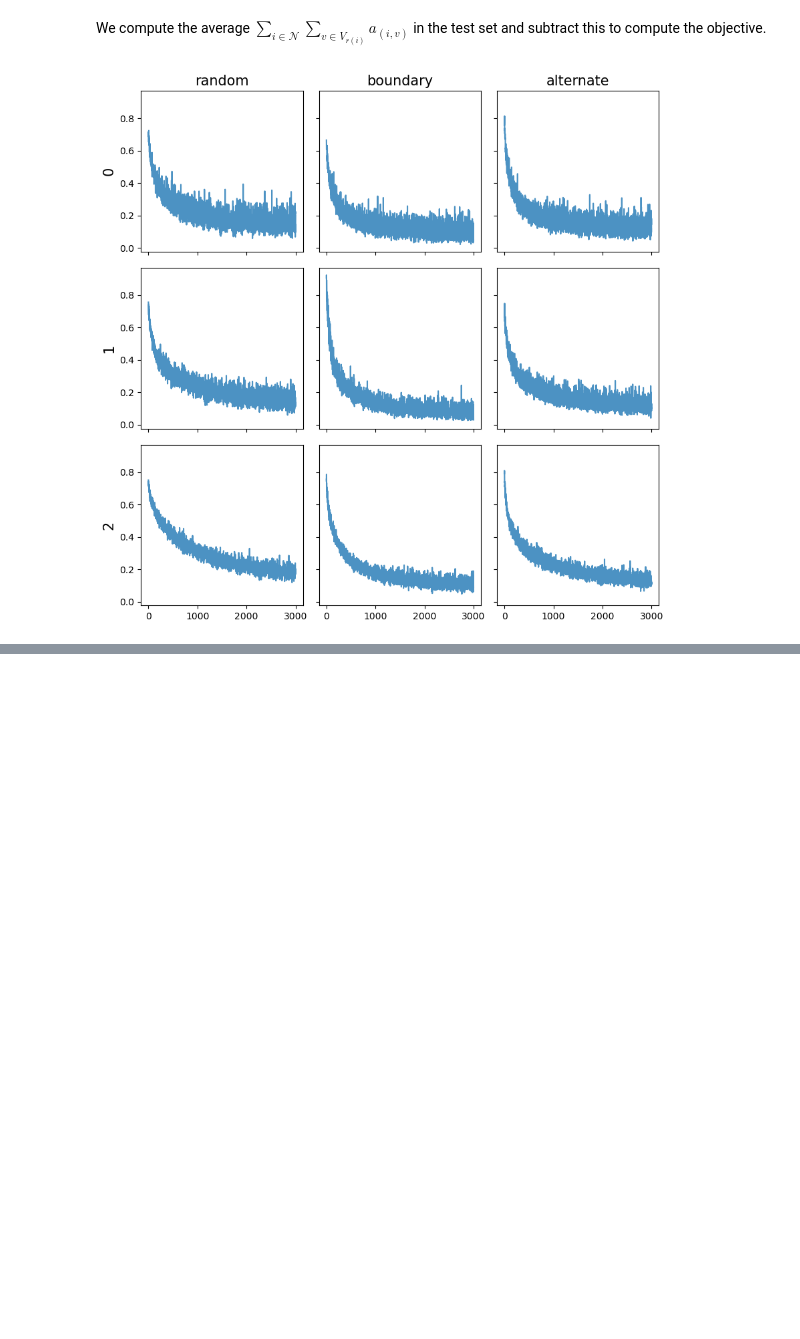
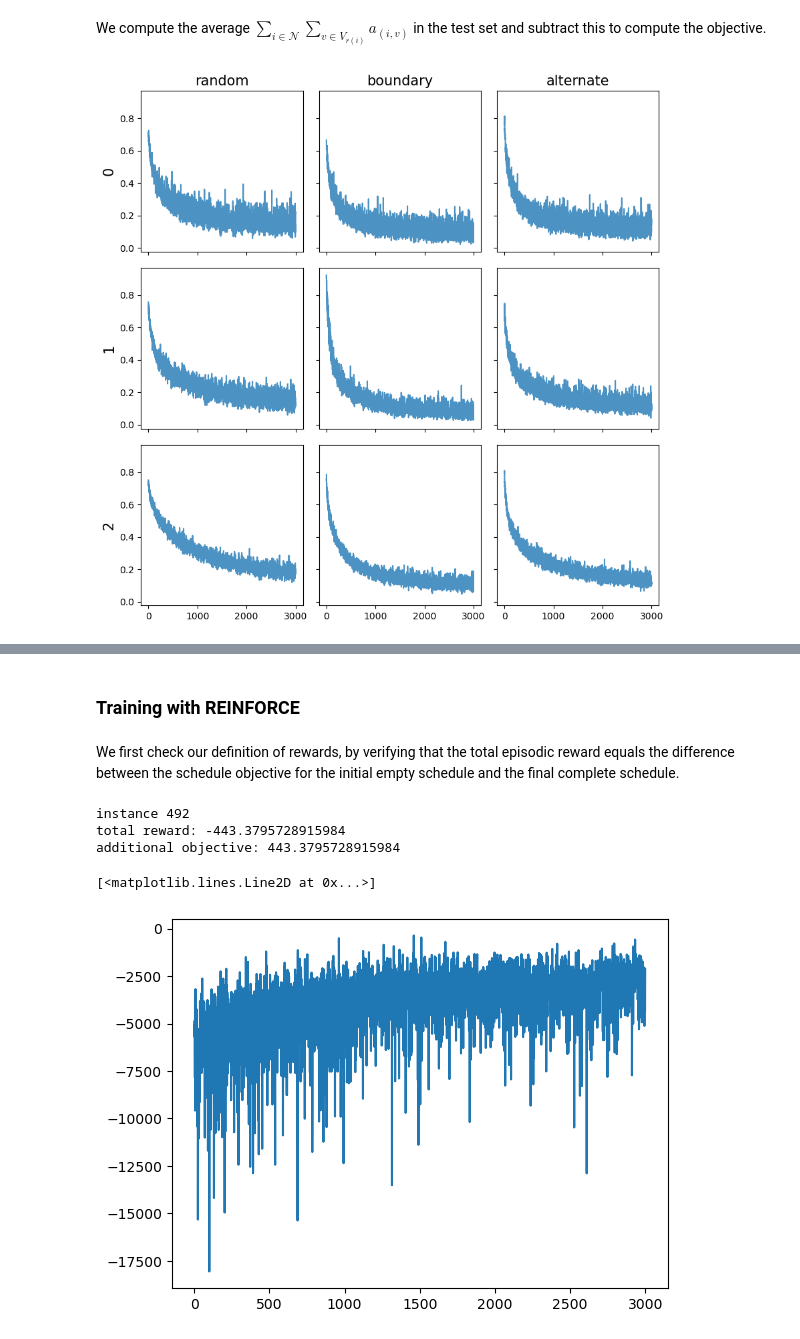
Before and after one commit to jeroenvanriel/traffic-scheduling, a Jupyter notebook: network/imitation_learning.ipynb, the cells around one changed output, grey strips where cells are left out. Cells and saved outputs as stored; diff of their text form; code cells hidden in the pictures; blank space fills up the shorter version.

```diff
--- a/network/imitation_learning.ipynb
+++ b/network/imitation_learning.ipynb
@@ -141,7 +145,7 @@ def threshold_heuristic(instance, threshold=0):
             r = r_next
             automaton.step(r, v)
 
-    return automaton.get_obj()
+    return automaton.get_objective()
 # %%
 def eval_exhaustive(test, set_id):
     tqdm.pandas(desc=f"{set_id} evaluating")
@@ -647,7 +650,7 @@ def eval_rnn(test, set_id, v_order):
         while not automaton.done:
             v = intersection_orders[v_order](automaton)
             automaton.step(*model.heuristic(automaton, v))
-        return automaton.get_obj()
+        return automaton.get_objective()
 
     tqdm.pandas(desc=f"{set_id} {v_order} evaluating")
     obj_eval = test.progress_apply(eval_scheduling, axis=1, result_type='expand').mean()
@@ -722,0 +898,27 @@ plt.show()
+# %% [markdown]
+### Training with REINFORCE
+# %% [markdown]
+We first check our definition of rewards, by verifying that the total episodic reward equals the difference between the schedule objective for the initial empty schedule and the final complete schedule.
+# %%
+from random import choice
+
+i = choice(range(len(train[0])))
+print(f"instance {i}")
+instance = train[0]['instance'][i]
+automaton = Automaton(instance)
+
+initial_objective = automaton.get_objective()
+total_reward = 0
+while not automaton.done:
+    # take random action
+    action = choice(automaton.pending_crossings)
+    reward = automaton.step(*action)
+    total_reward += reward
+print(f"total reward: {total_reward}")
+print(f"additional objective: {automaton.get_objective() - initial_objective}")
+
+assert math.isclose(total_reward, initial_objective - automaton.get_objective()), "Objectives do not match!"
+# %% [output]
+instance 492
+total reward: -443.3795728915984
+additional objective: 443.3795728915984
@@ -722,0 +998,7 @@ plt.show()
+# %%
+obj, train_time, train_losses = eval_rl_neural(test[0], 0)
+# %%
+plt.plot(train_losses)
+# %% [output]
+[<matplotlib.lines.Line2D at 0x...>]
+[figure, added]
```
Also changed, not shown: parts of 10 cells of this notebook.
